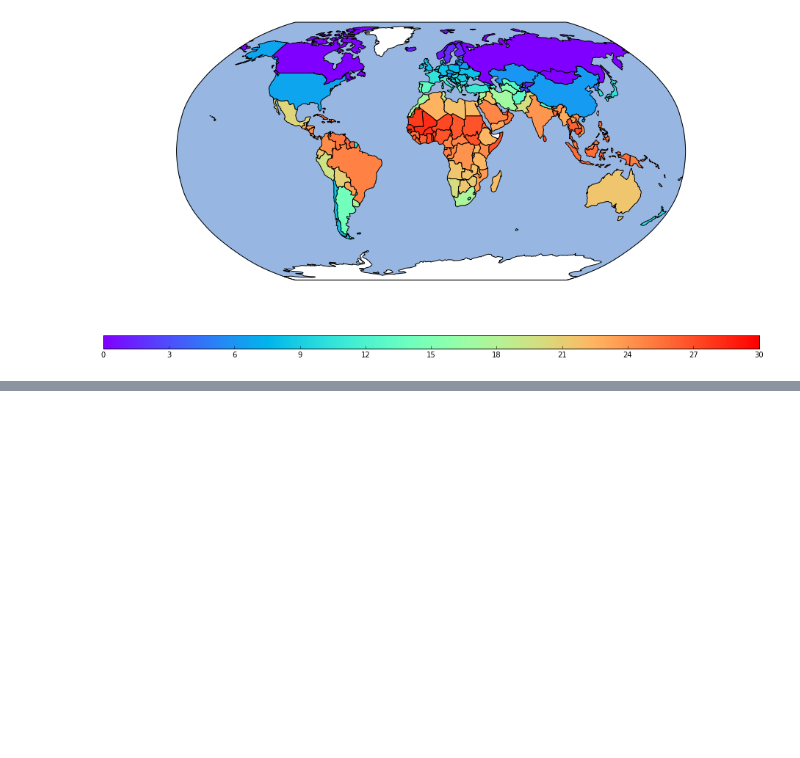
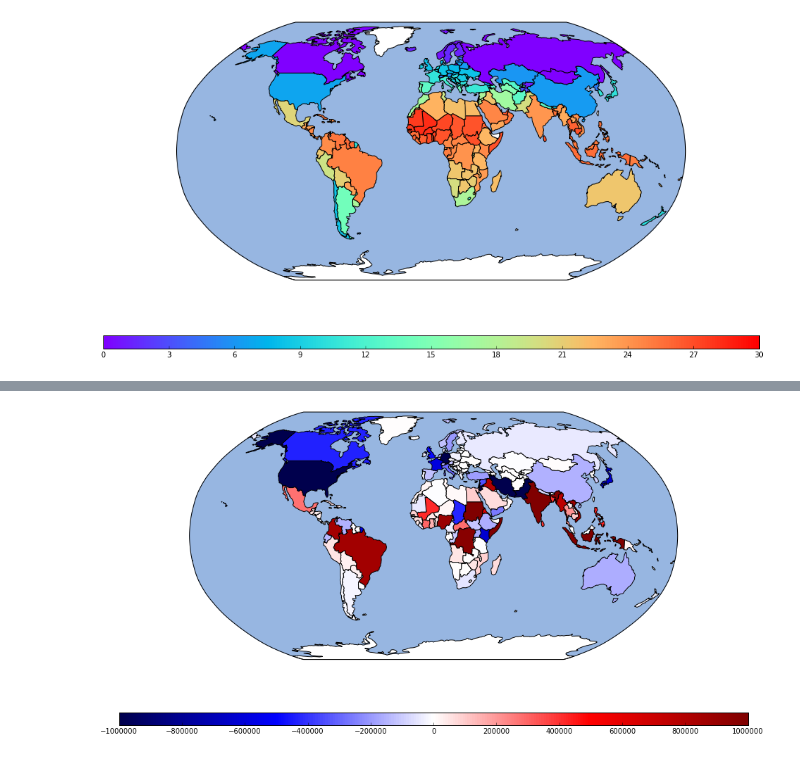
Before and after one commit to julesjulian/climate-migration, a Jupyter notebook: climate-migration.ipynb, the cells around one changed output, grey strips where cells are left out. Cells and saved outputs as stored; diff of their text form; code cells hidden in the pictures; blank space fills up the shorter version.

```diff
--- a/climate-migration.ipynb
+++ b/climate-migration.ipynb
@@ -206,0 +193,4 @@ for c in countries:
+# %%
+plot_map(countries, 'net climate refugees', max_value=1e6, min_value = -1e6, colormap='seismic')
+# %% [output]
+[figure, added]
```
Also changed, not shown: parts of 28 cells of this notebook, 1 other file.
